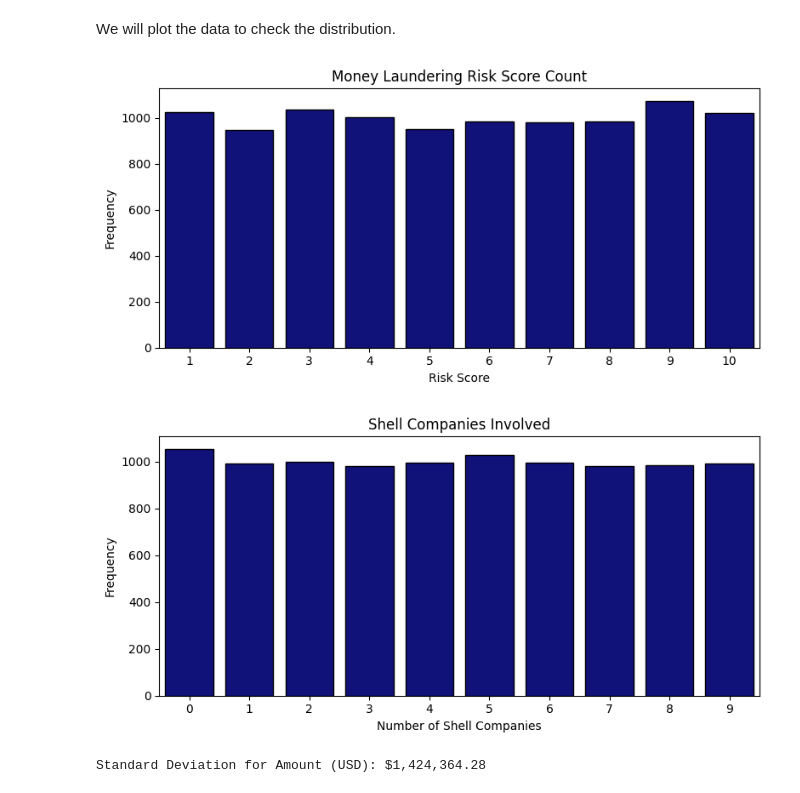
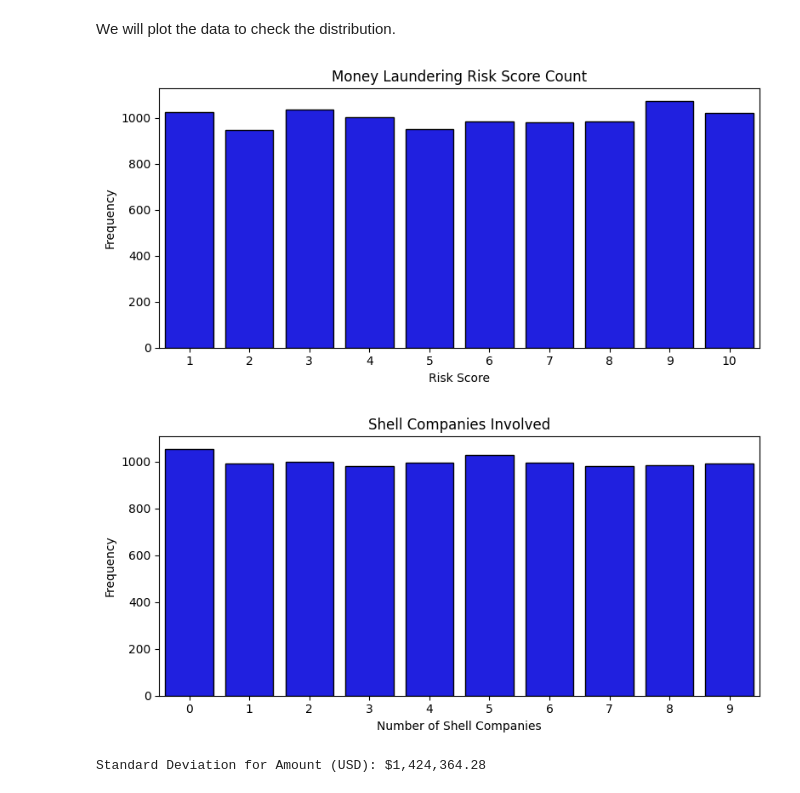
Before and after one commit to NAW125/Detecting_Money_Laundering_Patterns-, a Jupyter notebook: jupyter_notebooks/etl_statistics.ipynb, the cells around one changed output. Cells and saved outputs as stored; diff of their text form; code cells hidden in the pictures.

Commit message:
Clean dataset and export to CSV for next steps

```diff
--- a/jupyter_notebooks/etl_statistics.ipynb
+++ b/jupyter_notebooks/etl_statistics.ipynb
@@ -228,25 +276,25 @@ The stanadard deviation for `Amount (USD)` is $1,424,364.28	This is very high, s
 # %% [markdown]
 We will plot the data to check the distribution.
 # %%
-
+# Step 18. Create a histogram for 'Amount (USD)' to visualize the distribution of transaction amounts
 plt.figure(figsize=(8, 4))
-sns.countplot(x='Money Laundering Risk Score', data=data, color='darkblue', edgecolor='black')
+sns.countplot(x='Money Laundering Risk Score', data=data, color='blue', edgecolor='black')
 plt.title("Money Laundering Risk Score Count")
 plt.ylabel("Frequency")
 plt.xlabel("Risk Score")
 plt.tight_layout()
 plt.show()
 # %% [output]
-[figure, old version]
+[figure, new version]
 # %%
-
+# Step 19. Create a histogram for 'Shell Companies Involved' to visualize the distribution of shell companies
 plt.figure(figsize=(8, 4))
-sns.countplot(x='Shell Companies Involved', data=data, color='darkblue', edgecolor='black')
+sns.countplot(x='Shell Companies Involved', data=data, color='blue', edgecolor='black')
 plt.title("Shell Companies Involved")
 plt.ylabel("Frequency")
 plt.xlabel("Number of Shell Companies")
 plt.tight_layout()
 plt.show()
 # %% [output]
-[figure, old version]
+[figure, new version]
 # %%
```
Also changed, not shown: parts of 20 cells of this notebook, 1 other file.
